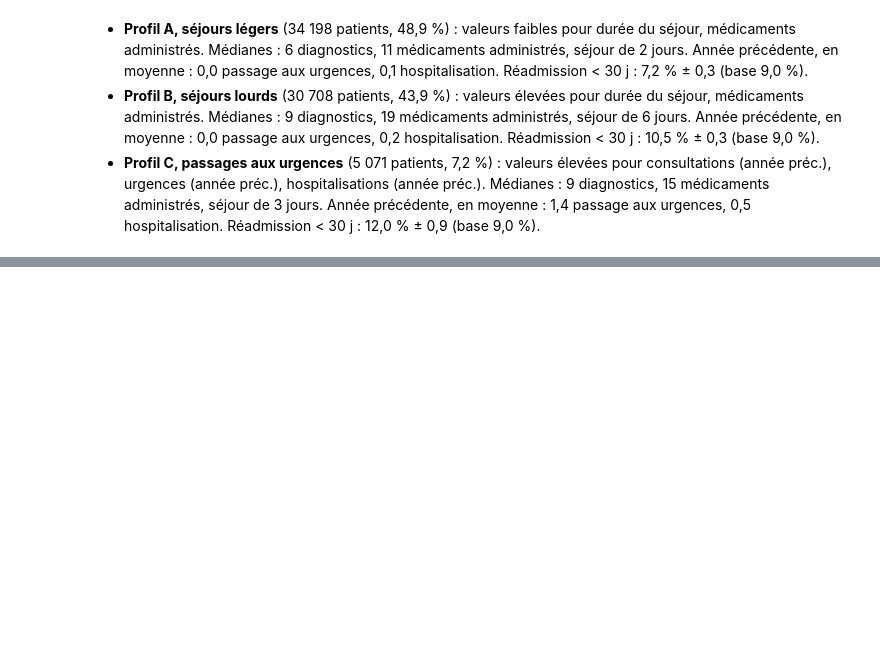
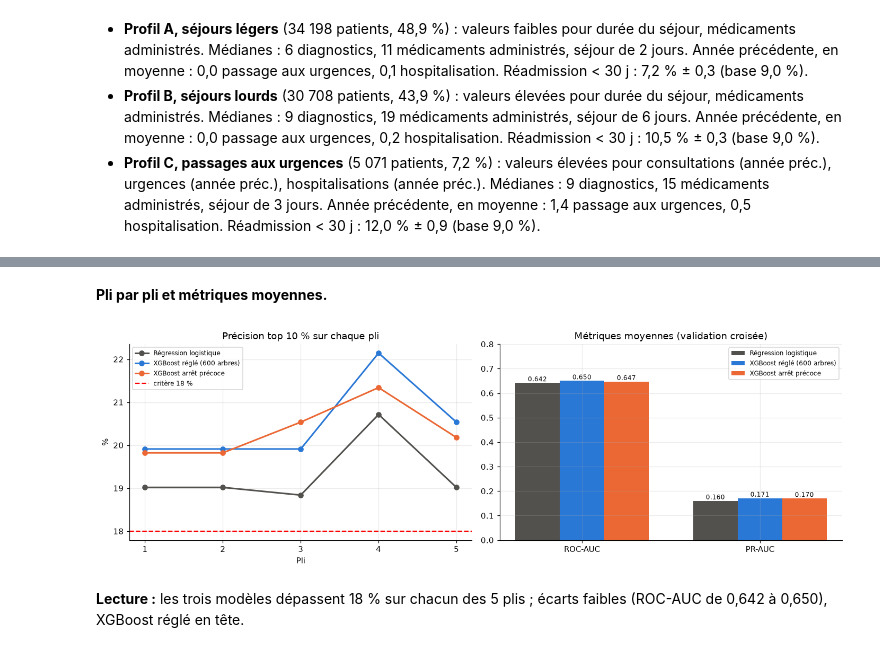
Before and after one commit to YoussefAbbes/notebook-dynamika-diabetes, a Jupyter notebook: analysis/notebook_diabetes_dynamika.ipynb, the cells around one changed output, grey strips where cells are left out. Drawn from its saved outputs; the diff is of its cells as text; code cells hidden in the pictures; blank space fills up the shorter version.

```diff
--- a/analysis/notebook_diabetes_dynamika.ipynb
+++ b/analysis/notebook_diabetes_dynamika.ipynb
@@ -634,0 +735,25 @@ display(Markdown("\n".join(phrases)))
+# %% [markdown]
+**Pli par pli et métriques moyennes.**
+# %%
+fig, ax = plt.subplots(1, 2, figsize=(13, 4.3))
+for n in modeles:
+    ax[0].plot(range(1, 6), [p[0] * 100 for p in plis[n]], "-o", color=couleurs_m[n], lw=2, label=n)
+ax[0].axhline(18, ls="--", color="red", label="critère 18 %")
+ax[0].set(title="Précision top 10 % sur chaque pli", xlabel="Pli", ylabel="%", xticks=range(1, 6))
+ax[0].legend(fontsize=8)
+
+largeur = 0.25
+for i, n in enumerate(modeles):
+    valeurs = cv_tab.set_index("modèle").loc[n, ["ROC-AUC", "PR-AUC"]].astype(float)
+    barres = ax[1].bar(np.arange(2) + (i - 1) * largeur, valeurs, largeur, color=couleurs_m[n], label=n)
+    ax[1].bar_label(barres, fmt="%.3f", fontsize=8)
+ax[1].set_xticks(range(2), ["ROC-AUC", "PR-AUC"])
+ax[1].set(title="Métriques moyennes (validation croisée)", ylim=(0, 0.8))
+ax[1].legend(fontsize=8)
+fig.tight_layout()
+plt.show()
+# %% [output]
+[figure, added]
+# %% [markdown]
+**Lecture :** les trois modèles dépassent 18 % sur chacun des 5 plis ; écarts faibles (ROC-AUC de 0,642 à 0,650),
+XGBoost réglé en tête.
```
Also changed, not shown: parts of 13 cells of this notebook, 1 other file.
